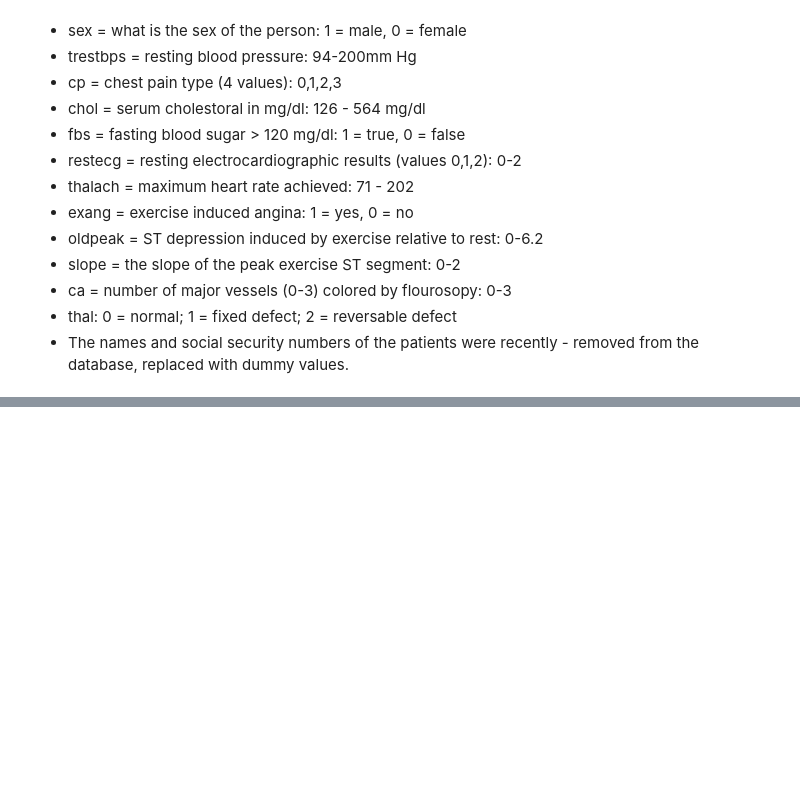
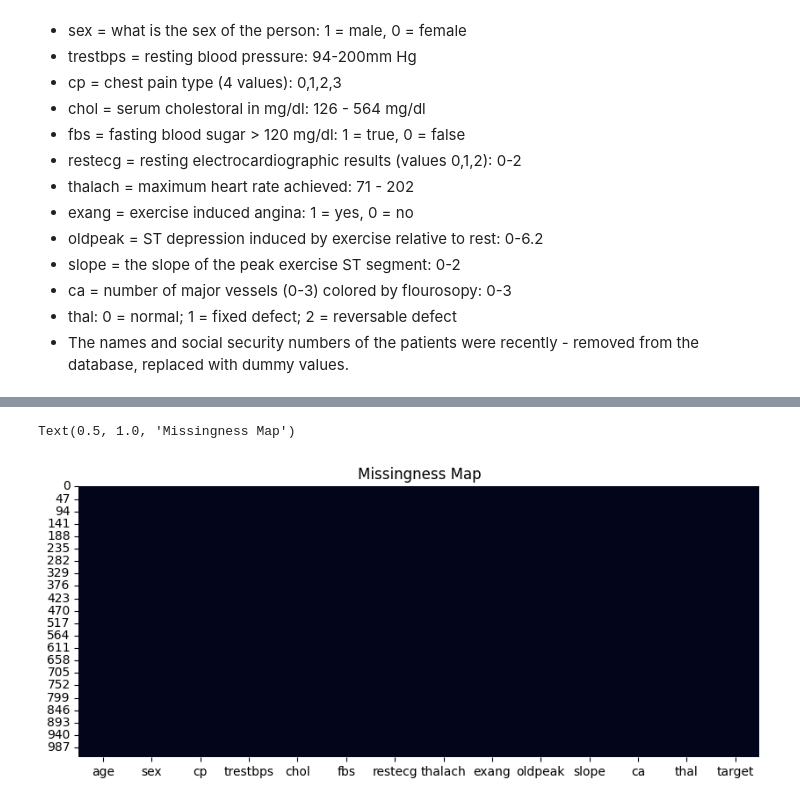
Before and after one commit to MarkAlfordJr/HeartDiseaseEndToEnd, a Jupyter notebook: notebook/heart_disease.ipynb, the cells around one changed output, grey strips where cells are left out. Saved outputs shown, nothing was run; the diff lists cells and outputs as text; code cells hidden in the pictures; blank space fills up the shorter version.

Commit message:
exploratory data analysis continued

```diff
--- a/notebook/heart_disease.ipynb
+++ b/notebook/heart_disease.ipynb
@@ -134,0 +119,14 @@ Name: target, dtype: int64
+# %%
+# handling missing values and completedness
+
+# compute missing values AND their percentages
+missing_data = data_frame.isna().sum().sort_values(ascending=False)
+missing_percentage = (missing_data/len(data_frame))*100
+pd.concat([missing_data, missing_percentage], axis=1, keys=['count','percentage']).head(20)
+# visualize the missingness matrix through a heatmap
+plt.figure(figsize=(10,4))
+sns.heatmap(data_frame.isna(), cbar=False)
+plt.title("Missingness Map")
+# %% [output]
+Text(0.5, 1.0, 'Missingness Map')
+[figure, added]
```
Also changed, not shown: parts of 8 cells of this notebook.
